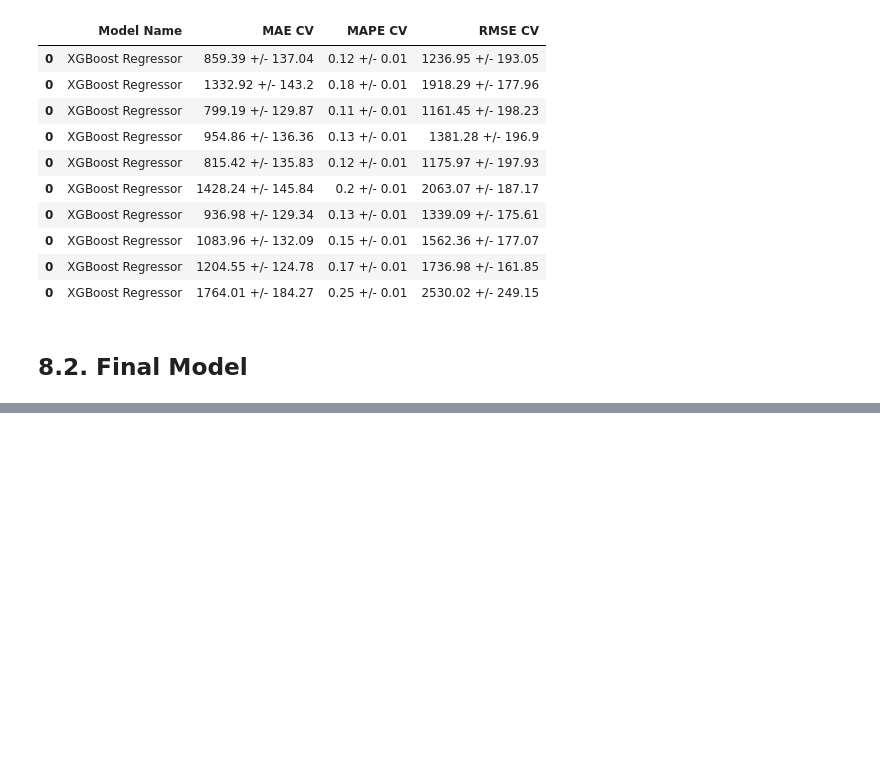
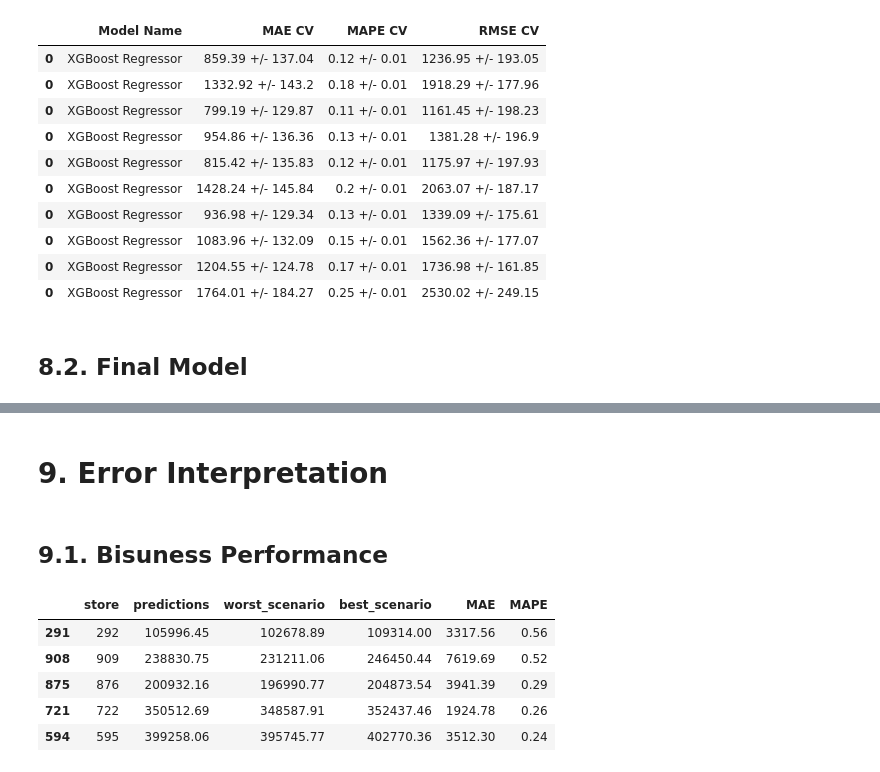
Before and after one commit to m4theus4ndr4de/regression-rossmann, a Jupyter notebook: store_sales_prediction.ipynb, the cells around one changed output, grey strips where cells are left out. Cells and saved outputs as stored; diff of their text form; code cells hidden in the pictures; blank space fills up the shorter version.

```diff
--- a/store_sales_prediction.ipynb
+++ b/store_sales_prediction.ipynb
@@ -1386,2 +1386,4 @@ mpe
 # %%
 pickle.dump(model_xgb_tuned, open('model_rossmann.pkl', 'wb'))
+# %% [markdown]
+# 9. Error Interpretation
@@ -1387,0 +1396,2 @@ pickle.dump(model_xgb_tuned, open('model_rossmann.pkl', 'wb'))
+# %% [markdown]
+## 9.1. Bisuness Performance
@@ -1387,0 +1416,9 @@ pickle.dump(model_xgb_tuned, open('model_rossmann.pkl', 'wb'))
+# %%
+df92.sort_values('MAPE', ascending=False).head()
+# %% [output]
+|  | store | predictions | worst_scenario | best_scenario | MAE | MAPE |
+| 291 | 292 | 105996.45 | 102678.89 | 109314.00 | 3317.56 | 0.56 |
+| 908 | 909 | 238830.75 | 231211.06 | 246450.44 | 7619.69 | 0.52 |
+| 875 | 876 | 200932.16 | 196990.77 | 204873.54 | 3941.39 | 0.29 |
+| 721 | 722 | 350512.69 | 348587.91 | 352437.46 | 1924.78 | 0.26 |
+| 594 | 595 | 399258.06 | 395745.77 | 402770.36 | 3512.30 | 0.24 |
```
Also changed, not shown: parts of 22 cells of this notebook.
